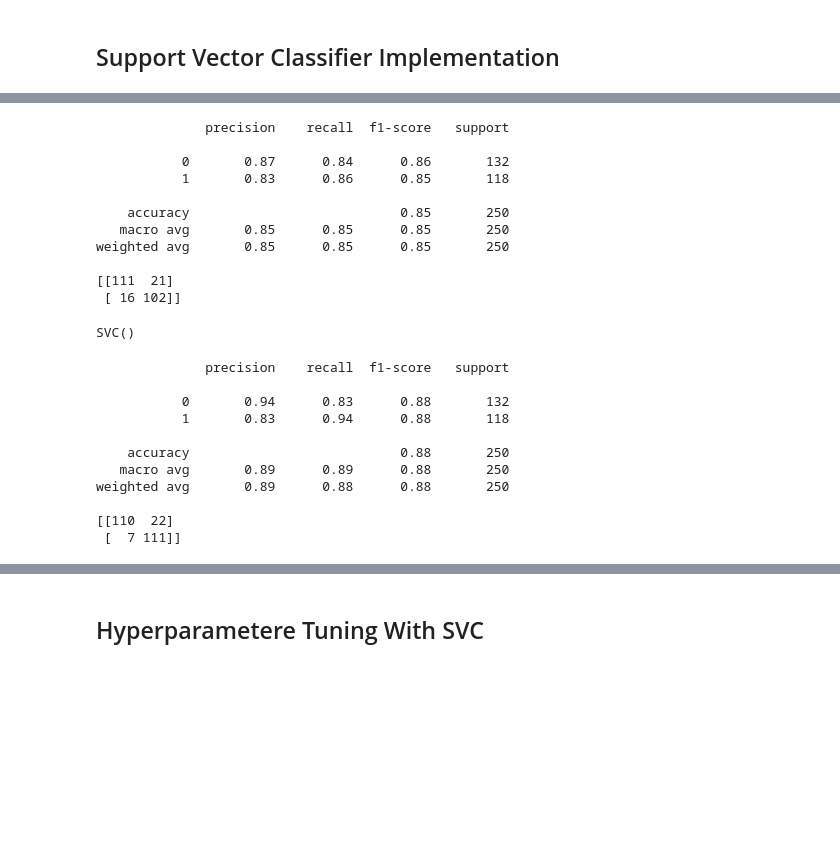
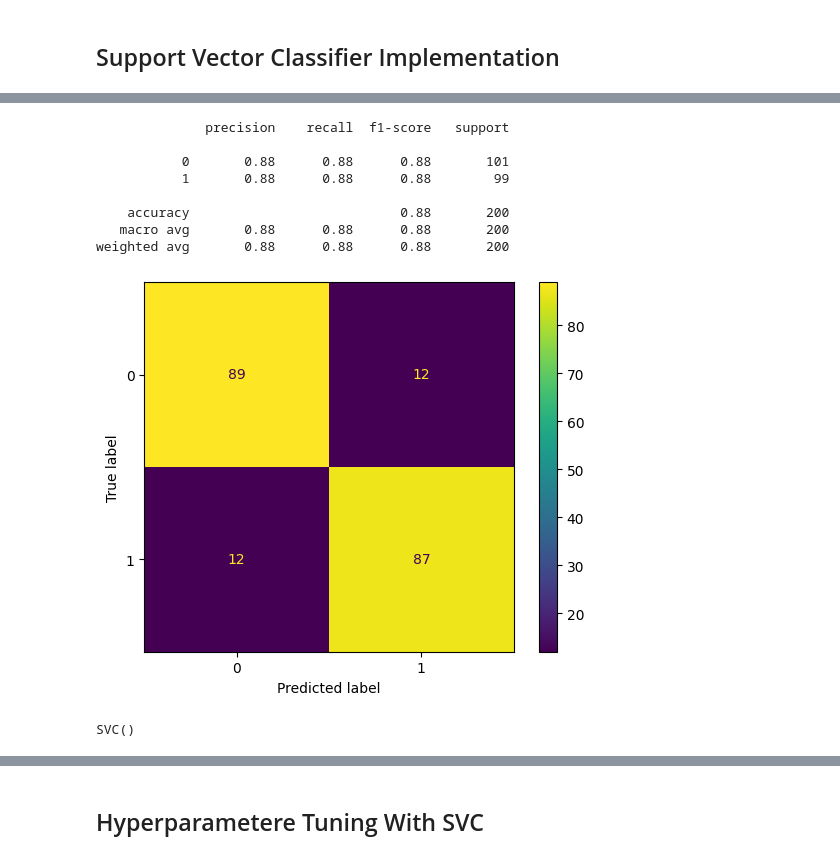
Before and after one commit to ricardorm10/Complete-Data-Science-With-Machine-Learning-And-NLP-2024, a Jupyter notebook: 7-SVM/Practicals/Basic SVC Implementation.ipynb, the cells around one changed output, grey strips where cells are left out. Cells and saved outputs as stored; diff of their text form; code cells hidden in the pictures; blank space fills up the shorter version.

```diff
--- a/7-SVM/Practicals/Basic SVC Implementation.ipynb
+++ b/7-SVM/Practicals/Basic SVC Implementation.ipynb
@@ -65,3 +26,5 @@ sns.scatterplot(pd.DataFrame(X)[0],pd.DataFrame(X)[1],hue=y)
 # %%
 from sklearn.model_selection import train_test_split
-X_train,X_test,y_train,y_test=train_test_split(X,y,test_size=0.25,random_state=10)
+
+# Split the data into a training and test set
+X_train, X_test, y_train, y_test = train_test_split(X, y, test_size=0.2 ,random_state=42)
@@ -85,15 +47,0 @@ from sklearn.metrics import classification_report,confusion_matrix
-# %%
-print(classification_report(y_test,y_pred))
-print(confusion_matrix(y_test,y_pred))
-# %% [output]
-              precision    recall  f1-score   support
-
-           0       0.87      0.84      0.86       132
-           1       0.83      0.86      0.85       118
-
-    accuracy                           0.85       250
-   macro avg       0.85      0.85      0.85       250
-weighted avg       0.85      0.85      0.85       250
-
-[[111  21]
- [ 16 102]]
@@ -102,5 +48,29 @@ rbf=SVC(kernel='rbf')
-# %%
-rbf.fit(X_train,y_train)
-# %% [output]
-SVC()
+# %%
+from sklearn.metrics import classification_report, ConfusionMatrixDisplay, confusion_matrix
+
+# Print the classification report
+print(classification_report(y_true=y_test, y_pred=y_pred))
+
+# Create a confusion matrix with ConfusionMatrixDisplay
+cm = confusion_matrix(y_true=y_test, y_pred=y_pred)
+disp = ConfusionMatrixDisplay(confusion_matrix=cm, display_labels=svc.classes_)
+disp.plot();
+# %% [output]
+              precision    recall  f1-score   support
+
+           0       0.88      0.88      0.88       101
+           1       0.88      0.88      0.88        99
+
+    accuracy                           0.88       200
+   macro avg       0.88      0.88      0.88       200
+weighted avg       0.88      0.88      0.88       200
+[figure, added]
+# %%
+# Create a support vector classifier with a radial basis function kernel
+rbf = SVC(kernel='rbf')
+
+# Train the classifier
+rbf.fit(X_train, y_train)
+# %% [output]
+SVC()
 # %%
@@ -109,15 +78,0 @@ y_pred1=rbf.predict(X_test)
-# %%
-print(classification_report(y_test,y_pred1))
-print(confusion_matrix(y_test,y_pred1))
-# %% [output]
-              precision    recall  f1-score   support
-
-           0       0.94      0.83      0.88       132
-           1       0.83      0.94      0.88       118
-
-    accuracy                           0.88       250
-   macro avg       0.89      0.89      0.88       250
-weighted avg       0.89      0.88      0.88       250
-
-[[110  22]
- [  7 111]]
```
Also changed, not shown: parts of 28 cells of this notebook.
